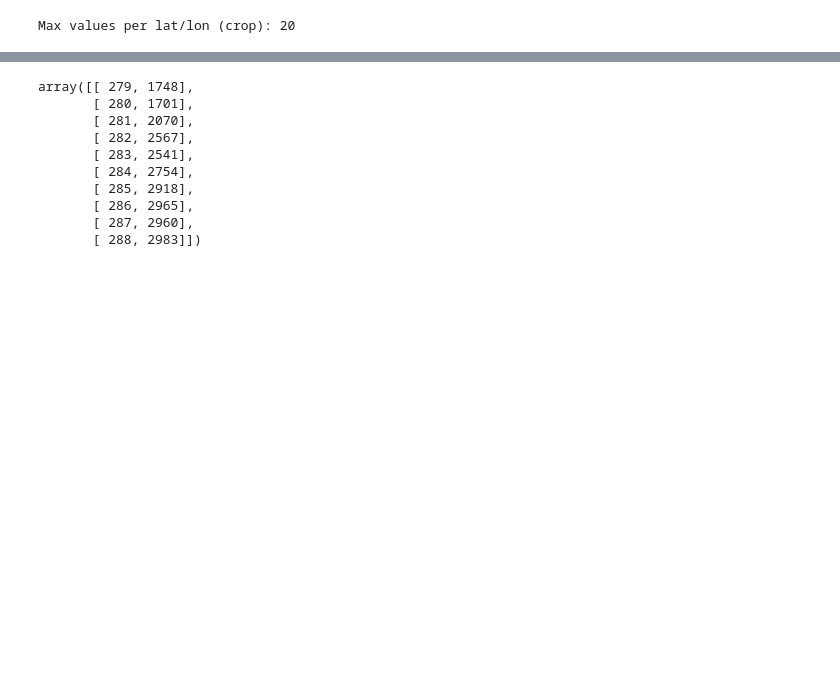
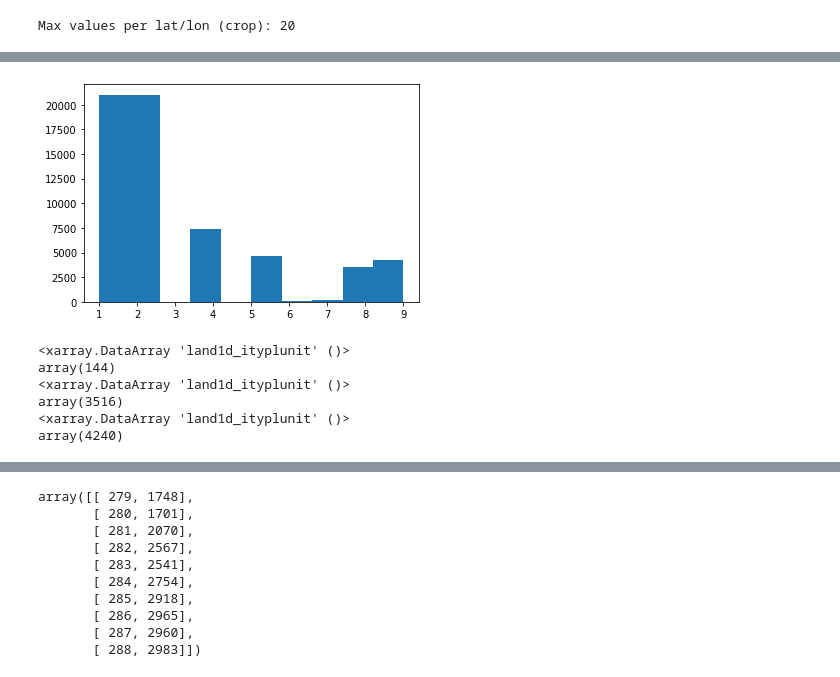
Before and after one commit to joyceee916/UHI-Plotting-Practice, a Jupyter notebook: Plotting_Practice_h1.ipynb, the cells around one changed output, grey strips where cells are left out. Saved outputs shown, nothing was run; the diff lists cells and outputs as text; code cells hidden in the pictures; blank space fills up the shorter version.

```diff
--- a/Plotting_Practice_h1.ipynb
+++ b/Plotting_Practice_h1.ipynb
@@ -199,0 +117,20 @@ AttributeError: 'numpy.ndarray' object has no attribute 'type'
+# %%
+land1d_ityplunit = nc1.land1d_ityplunit
+plt.hist(land1d_ityplunit)
+plt.show()
+# %% [output]
+[figure, added]
+# %%
+mask7 = (land1d_ityplunit == 7)
+print(mask7.sum())
+mask8 = (land1d_ityplunit == 8)
+print(mask8.sum())
+mask9 = (land1d_ityplunit == 9)
+print(mask9.sum())
+# %% [output]
+<xarray.DataArray 'land1d_ityplunit' ()>
+array(144)
+<xarray.DataArray 'land1d_ityplunit' ()>
+array(3516)
+<xarray.DataArray 'land1d_ityplunit' ()>
+array(4240)
```
Also changed, not shown: parts of 99 cells of this notebook.
